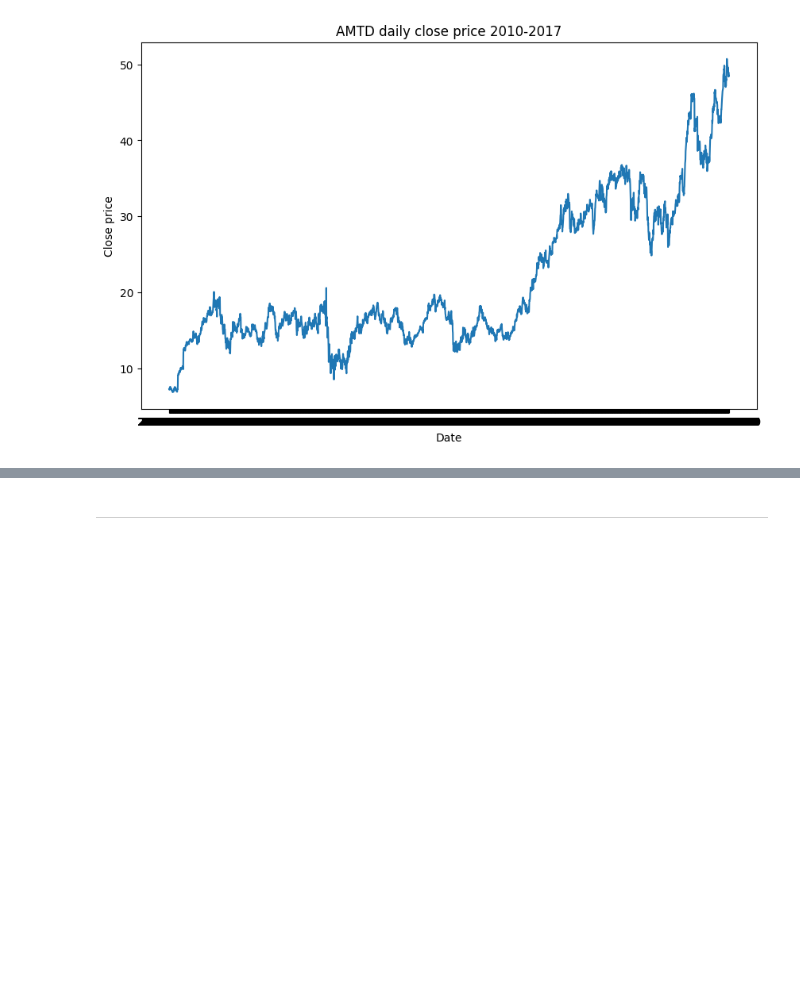
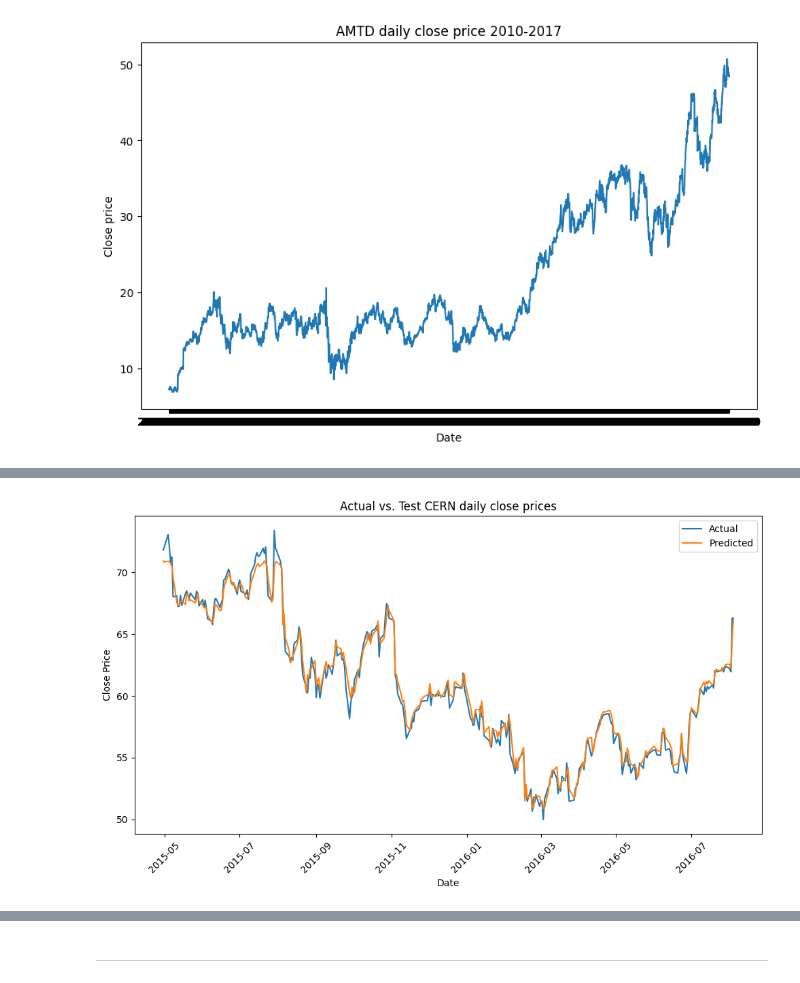
Before and after one commit to purple-phoenix/lstm-stock-trader, a Jupyter notebook: Milestone.ipynb, the cells around one changed output, grey strips where cells are left out. Drawn from its saved outputs; the diff is of its cells as text; code cells hidden in the pictures; blank space fills up the shorter version.

Commit message:
Updated CERN and AMZN models

```diff
--- a/Milestone.ipynb
+++ b/Milestone.ipynb
@@ -221,0 +222,3 @@ msft_model.predict()
+# %%
+cern_model = PriceClassifier("cern")
+cern_model.train(epochs=150, loss="mean_squared_error")
@@ -221,0 +247,3 @@ msft_model.predict()
+# %%
+cern_model.predict()
+# %% [output]
@@ -221,0 +251 @@ msft_model.predict()
+[figure, added]
```
Also changed, not shown: parts of 11 cells of this notebook.
